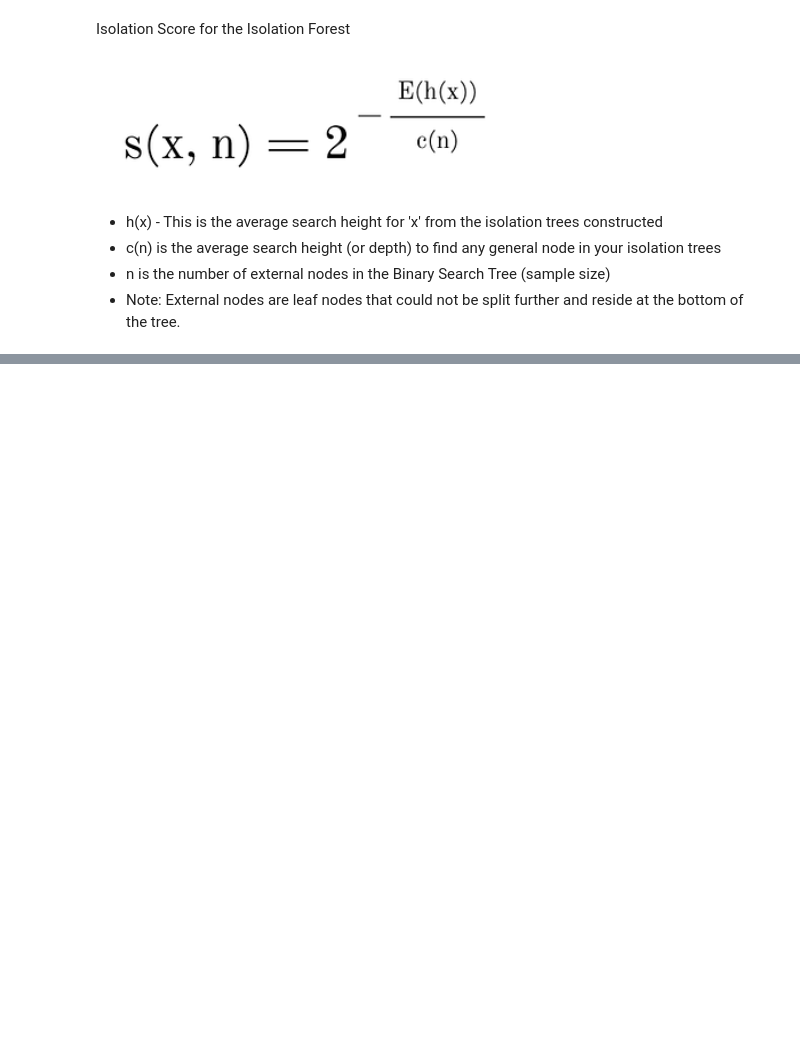
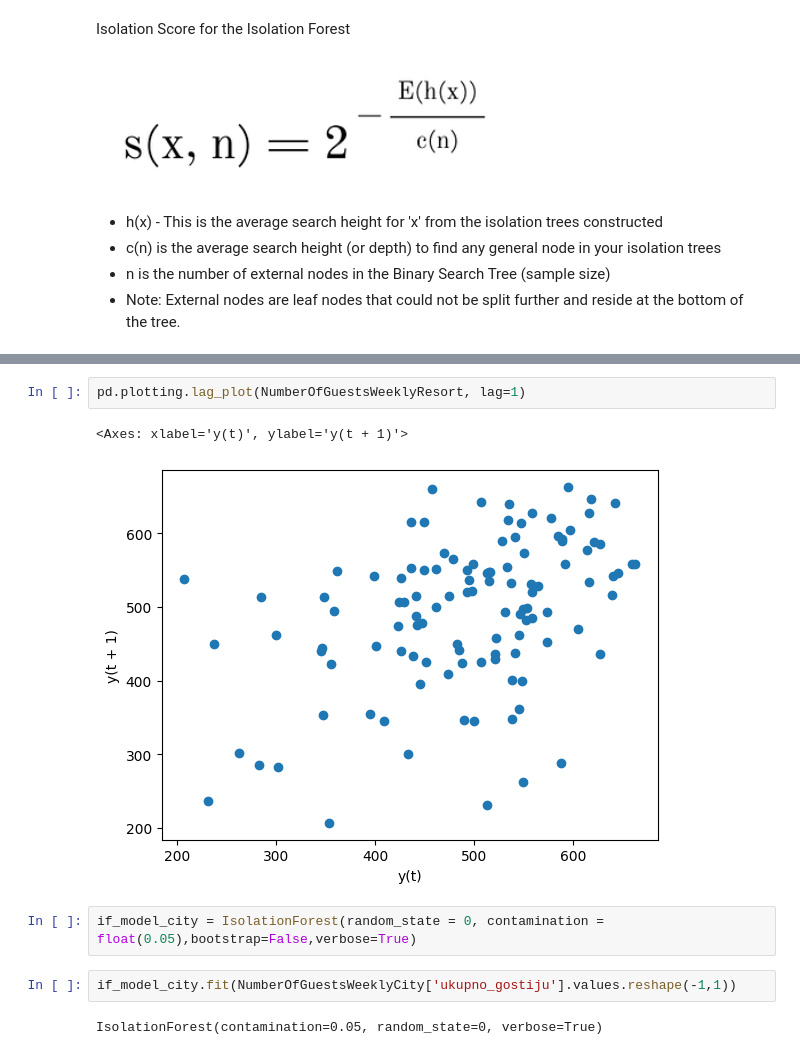
Before and after one commit to MarkoHaralovic/Prediction-of-Hotel-Occupancy, a Jupyter notebook: prediction-of-hotel-occupancy/notebooks/anomaly_detection_univariate_ts.ipynb, the cells around one changed output, grey strips where cells are left out. Cells and saved outputs as stored; diff of their text form; blank space fills up the shorter version.

```diff
--- a/prediction-of-hotel-occupancy/notebooks/anomaly_detection_univariate_ts.ipynb
+++ b/prediction-of-hotel-occupancy/notebooks/anomaly_detection_univariate_ts.ipynb
@@ -242,0 +255,11 @@ they do not require any feature engineering (such as normalizing, resampling and
+# %%
+pd.plotting.lag_plot(NumberOfGuestsWeeklyResort, lag=1)
+# %% [output]
+<Axes: xlabel='y(t)', ylabel='y(t + 1)'>
+[figure, added]
+# %%
+if_model_city = IsolationForest(random_state = 0, contamination = float(0.05),bootstrap=False,verbose=True)
+# %%
+if_model_city.fit(NumberOfGuestsWeeklyCity['ukupno_gostiju'].values.reshape(-1,1))
+# %% [output]
+IsolationForest(contamination=0.05, random_state=0, verbose=True)
```
Also changed, not shown: parts of 15 cells of this notebook.
